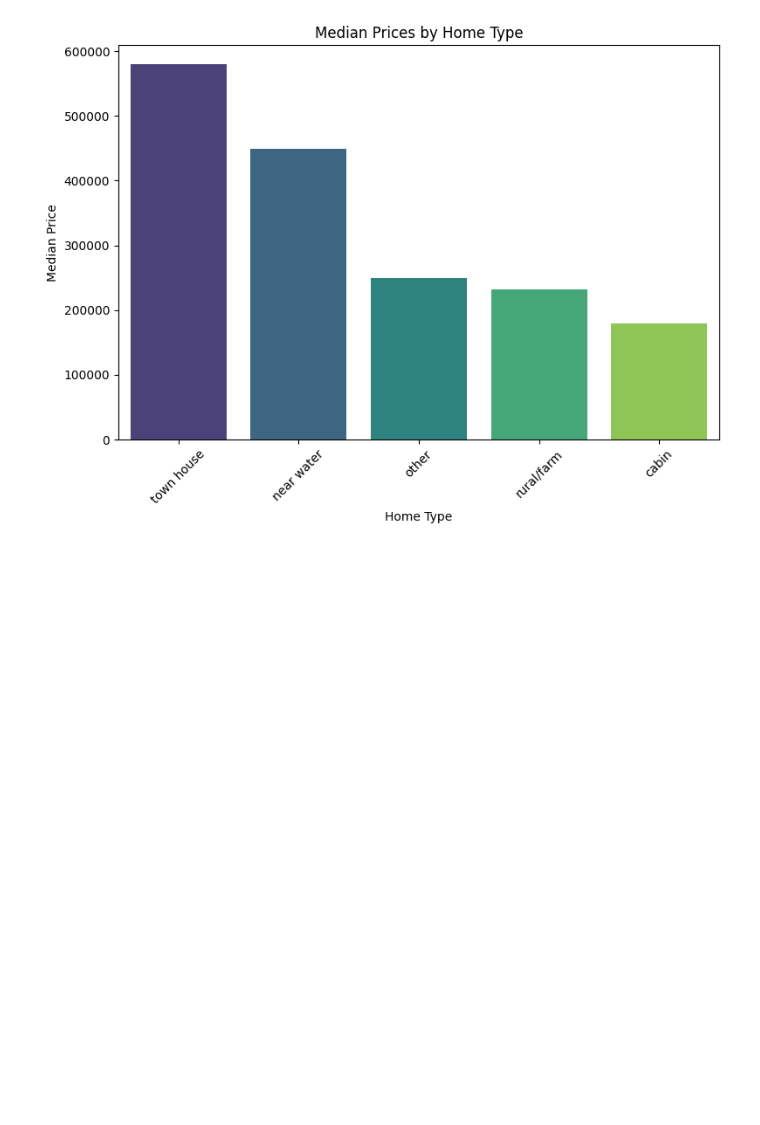
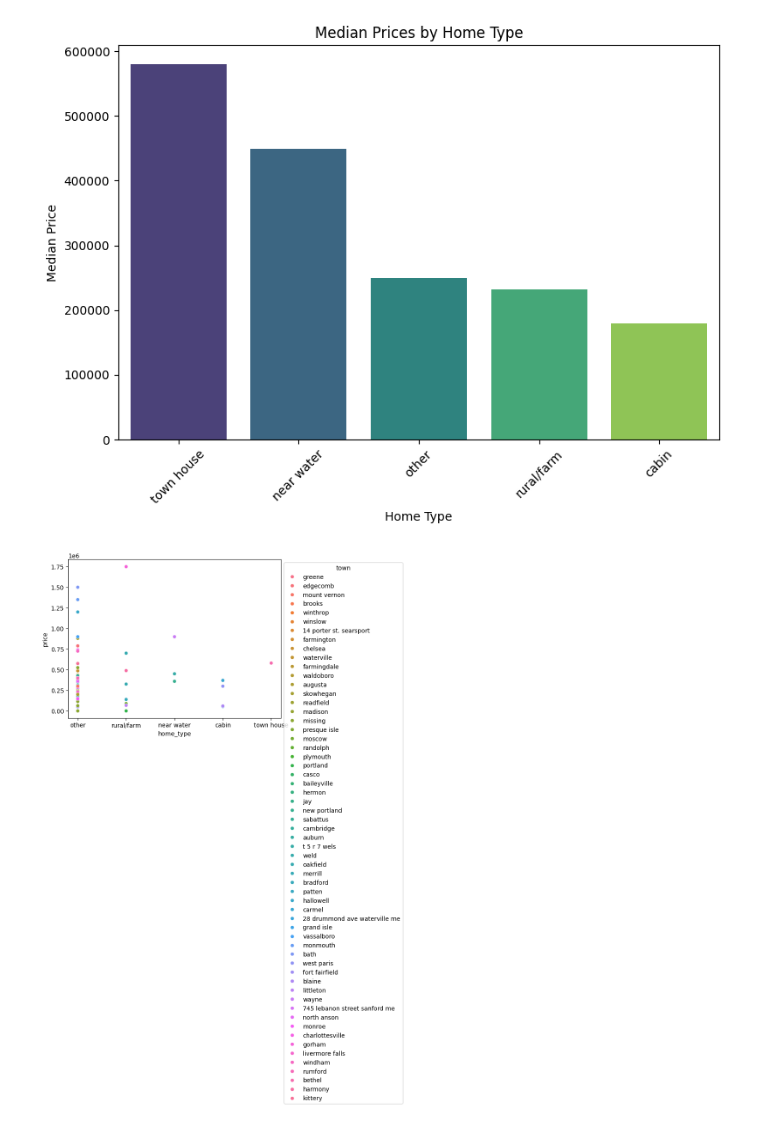
Before and after one commit to fwx5ax/wrangling, a Jupyter notebook: lab/lab_notebook.ipynb, the cells around one changed output. Drawn from its saved outputs; the diff is of its cells as text; code cells hidden in the pictures; blank space fills up the shorter version.

Commit message:
scatterplot

```diff
--- a/lab/lab_notebook.ipynb
+++ b/lab/lab_notebook.ipynb
@@ -490,0 +493,10 @@ Passing `palette` without assigning `hue` is deprecated and will be removed in v
+# %%
+# home type and town
+# scatterplot with frequency of home type in dataset - y axis is count or proportion
+# colored by town?
+
+ax = sns.scatterplot(data=df, x='home_type', y='price',hue='town')
+sns.move_legend(ax, "upper left", bbox_to_anchor=(1, 1))
+# not a super meaningful plot
+# %% [output]
+[figure, added]
```
Also changed, not shown: parts of 1 cell of this notebook.
